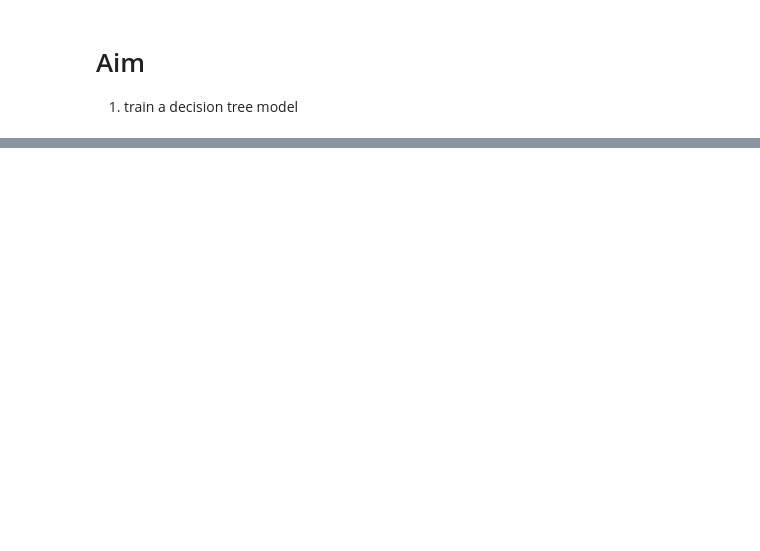
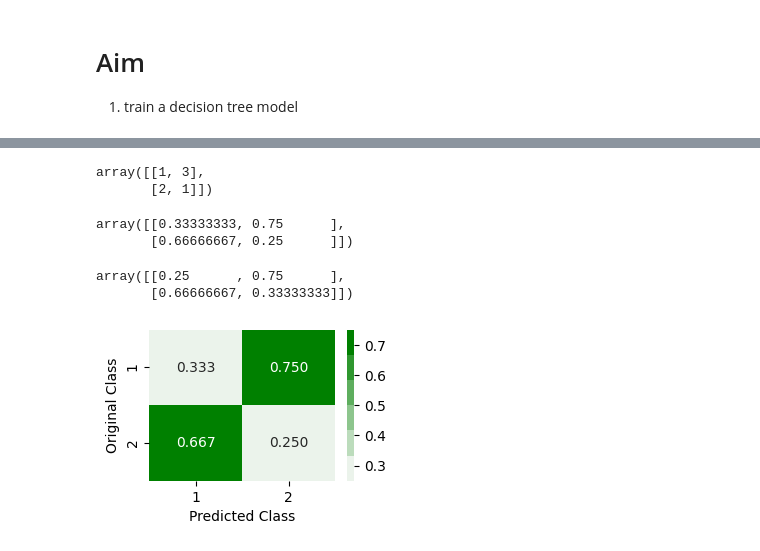
Before and after one commit to sagarsrc/accident-detection, a Jupyter notebook: notebooks/009_Modelling_Dtrees.ipynb, the cells around one changed output, grey strips where cells are left out. Cells and saved outputs as stored; diff of their text form; code cells hidden in the pictures; blank space fills up the shorter version.

```diff
--- a/notebooks/009_Modelling_Dtrees.ipynb
+++ b/notebooks/009_Modelling_Dtrees.ipynb
@@ -17,0 +68,34 @@ df_test = pd.read_pickle(f"{DATA_ROOT}/test/model/data.pkl")
+# %%
+# demo
+cm = confusion_matrix([1, 0, 1, 0, 1, 0, 0], [1, 1, 0, 1, 0, 1, 0])
+cm
+# %% [output]
+array([[1, 3],
+       [2, 1]])
+# %%
+cm / cm.sum(axis=0)  # precision matrix -> dividing by predicted positives
+# %% [output]
+array([[0.33333333, 0.75      ],
+       [0.66666667, 0.25      ]])
+# %%
+(cm.T / cm.sum(axis=1)).T  # recall matrix -> dividing by actual positives
+# %% [output]
+array([[0.25      , 0.75      ],
+       [0.66666667, 0.33333333]])
+# %%
+plt.figure(figsize=(3, 2), dpi=100)
+cmap = sns.light_palette("green")
+labels = [1, 2]
+sns.heatmap(
+    cm / cm.sum(axis=0),
+    annot=True,
+    cmap=cmap,
+    fmt=".3f",
+    xticklabels=labels,
+    yticklabels=labels,
+)
+plt.xlabel("Predicted Class")
+plt.ylabel("Original Class")
+plt.show()
+# %% [output]
+[figure, added]
```
Also changed, not shown: parts of 70 cells of this notebook.
